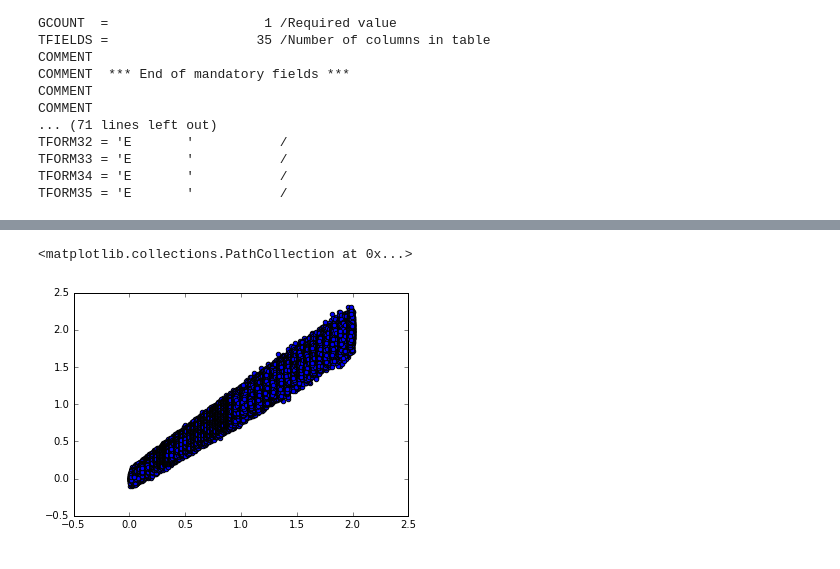
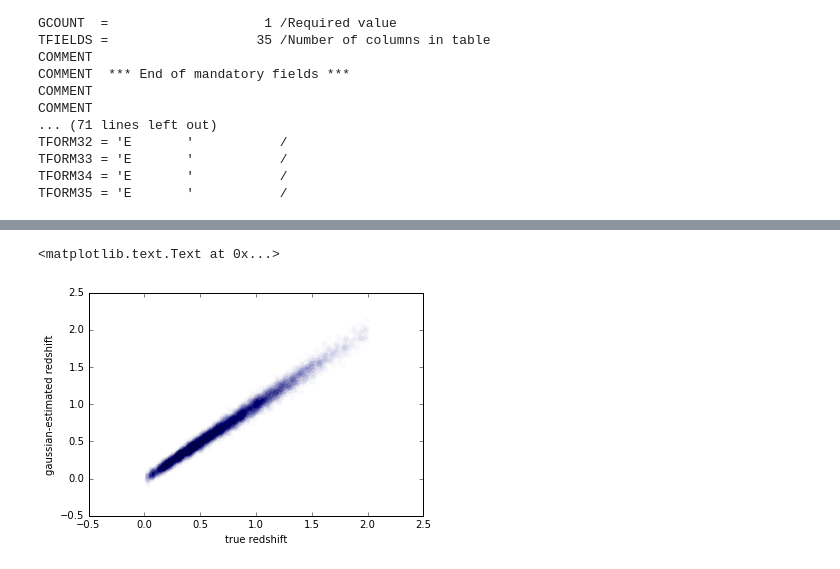
Before and after one commit to aimalz/pretzal, a Jupyter notebook: data-exploration.ipynb, the cells around one changed output, grey strips where cells are left out. Saved outputs shown, nothing was run; the diff lists cells and outputs as text; code cells hidden in the pictures.

```diff
--- a/data-exploration.ipynb
+++ b/data-exploration.ipynb
@@ -58,0 +52,3 @@ ColDefs(
+# %%
+indices = np.random.choice(range(0,len(tru_data)),10000)
+print(tru_data['COEFFS'][indices][:,0])
@@ -128,5 +114,7 @@ plt.plot(X_plot[:, 0], res)
 # %%
-plt.scatter(tru_data['Z'],obs_data['PHOTOZ_GAUSSIAN'])
+plt.scatter(tru_data['Z'][indices],obs_data['PHOTOZ_GAUSSIAN'][indices],alpha=0.01)
+plt.xlabel('true redshift')
+plt.ylabel('gaussian-estimated redshift')
 # %% [output]
-<matplotlib.collections.PathCollection at 0x...>
+<matplotlib.text.Text at 0x...>
-[figure, old version]
+[figure, new version]
```
Also changed, not shown: parts of 7 cells of this notebook.
